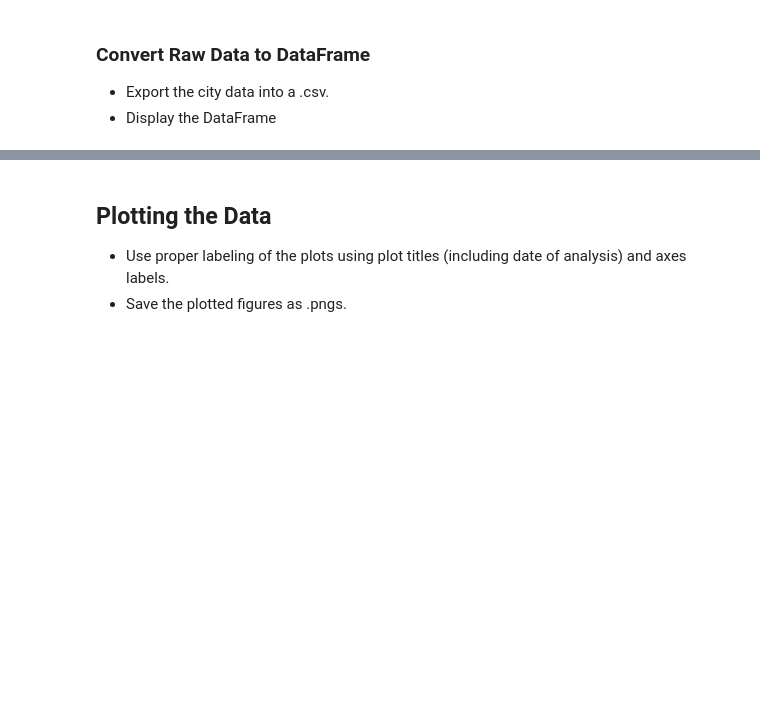
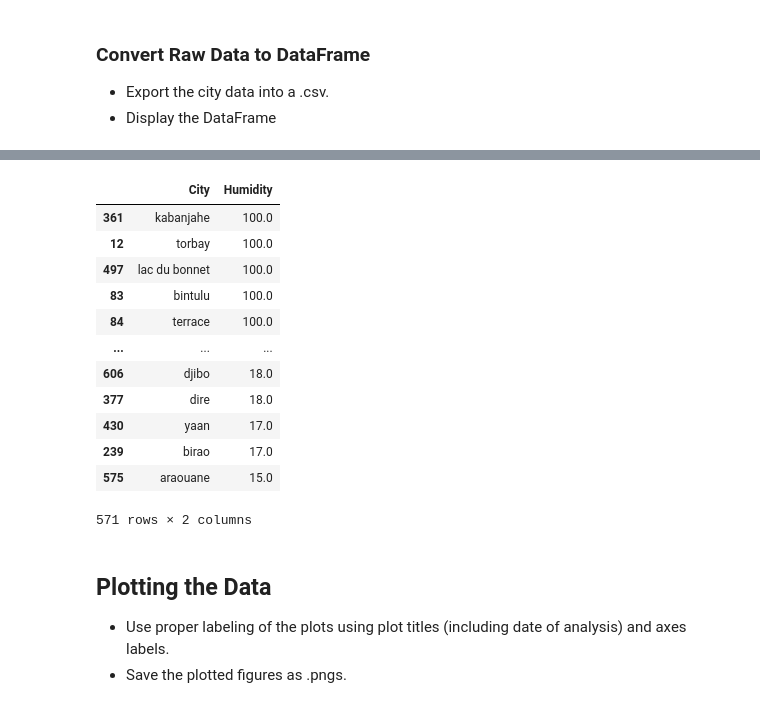
Before and after one commit to etreznoski/global_weather_vacation_analysis, a Jupyter notebook: WeatherPy/WeatherPy.ipynb, the cells around one changed output, grey strips where cells are left out. Drawn from its saved outputs; the diff is of its cells as text; code cells hidden in the pictures; blank space fills up the shorter version.

```diff
--- a/WeatherPy/WeatherPy.ipynb
+++ b/WeatherPy/WeatherPy.ipynb
@@ -162,2 +173,4 @@ city_df["Date"] = ""
+# %%
+city_df = pd.read_csv("city_weather.csv")
 # %% [markdown]
 ## Inspect the data and remove the cities where the humidity > 100%.
@@ -191,3 +178,22 @@ Int64Index([], dtype='int64')
+# %%
+clean_city_df = city_df.dropna(axis=0, how='any', inplace=False)
+clean_city_df
+humid_df = pd.DataFrame({"City": clean_city_df["City"], "Humidity": clean_city_df["Humidity"]})
+humid_df.sort_values(by="Humidity", ascending=False)
+# %% [output]
+|  | City | Humidity |
+| 361 | kabanjahe | 100.0 |
+| 12 | torbay | 100.0 |
+| 497 | lac du bonnet | 100.0 |
+| 83 | bintulu | 100.0 |
+| 84 | terrace | 100.0 |
+| ... | ... | ... |
+| 606 | djibo | 18.0 |
+| 377 | dire | 18.0 |
+| 430 | yaan | 17.0 |
+| 239 | birao | 17.0 |
+| 575 | araouane | 15.0 |
+571 rows × 2 columns
 # %% [markdown]
 ## Plotting the Data
 * Use proper labeling of the plots using plot titles (including date of analysis) and axes labels.
```
Also changed, not shown: parts of 24 cells of this notebook, 1 other file.
